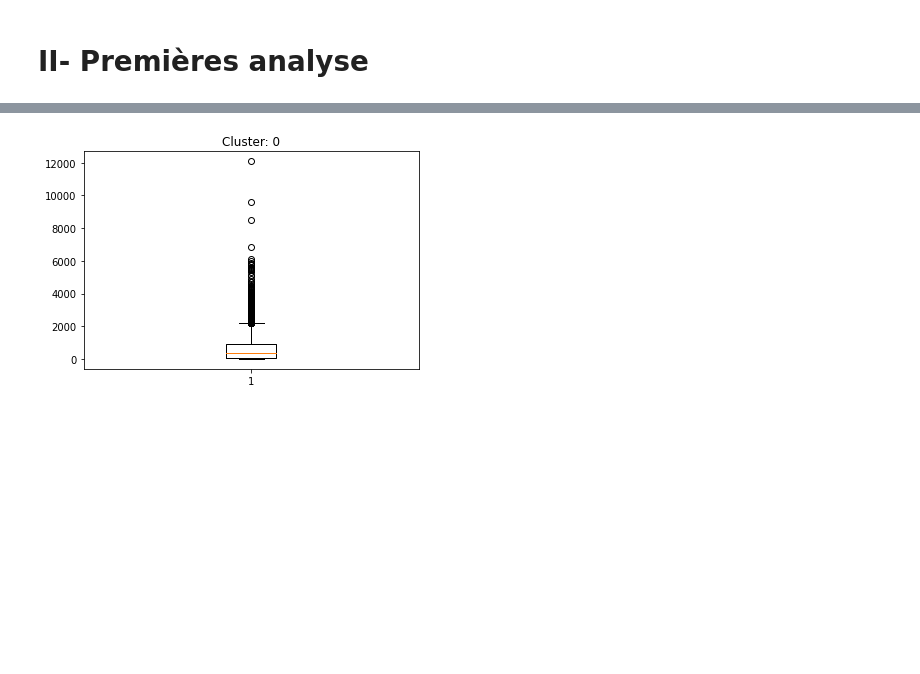
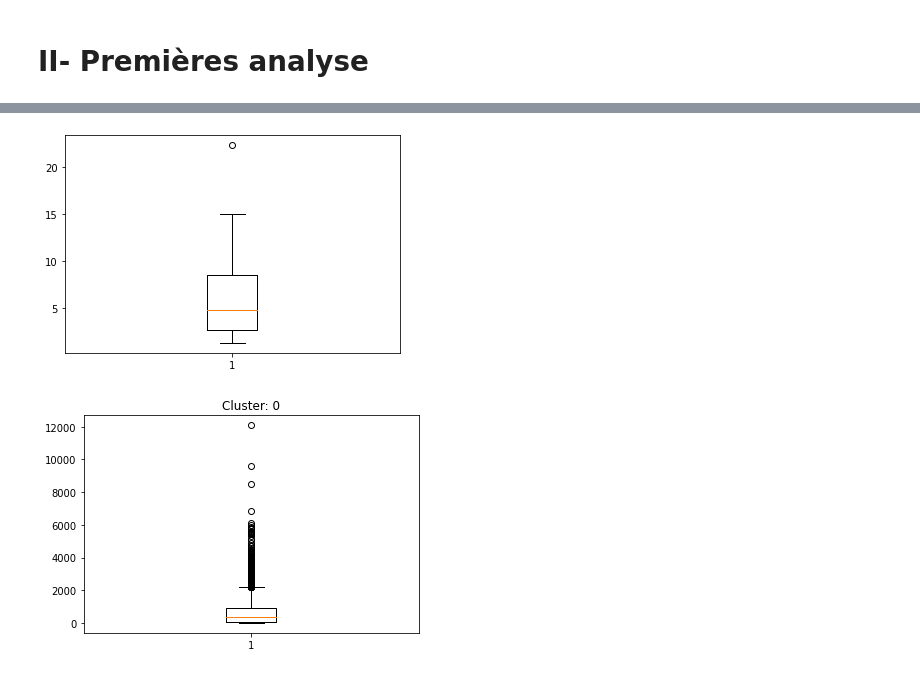
Before and after one commit to Cyrlyo/Cordis, a Jupyter notebook: Notebook/Feature_importance.ipynb, the cells around one changed output, grey strips where cells are left out. Drawn from its saved outputs; the diff is of its cells as text; code cells hidden in the pictures; blank space fills up the shorter version.

```diff
--- a/Notebook/Feature_importance.ipynb
+++ b/Notebook/Feature_importance.ipynb
@@ -28,3 +32,4 @@ En supprimant les valeurs nulles nous perdons seulement 15 observations.
 # %%
 project['ecSignatureDate'] = pd.to_datetime(project['ecSignatureDate'])
 project['ecSignatureDate'] = project['ecSignatureDate'].dt.year
+project['ecSignatureDate'] = project['ecSignatureDate'].astype("int32")
@@ -32,3 +55,12 @@ project['ecSignatureDate'] = project['ecSignatureDate'].dt.year
 ---
 # %% [markdown]
 # II- Premières analyse
+# %%
+proportions = project['New_Community_Name'].value_counts(normalize=True).to_frame()
+proportions.rename({"New_Community_Name": "Proportion"}, inplace=True, axis=1)
+# %%
+def to_pourcent(x):
+    return x * 100
+# %%
+proportions_df = proportions.apply(to_pourcent)
+proportions_df
@@ -35,3 +84,8 @@ project['ecSignatureDate'] = project['ecSignatureDate'].dt.year
+# %%
+plt.boxplot(proportions_df)
+plt.show()
+# %% [output]
+[figure, added]
 # %%
 grouped = project.groupby('New_Community_Name')
 
```
Also changed, not shown: parts of 10 cells of this notebook.
